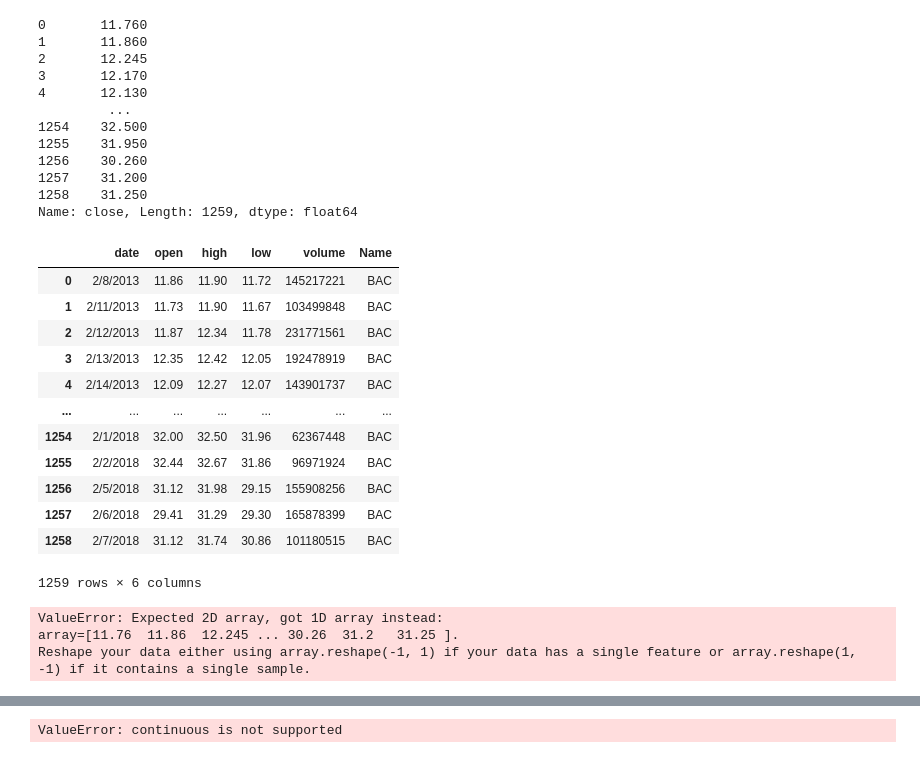
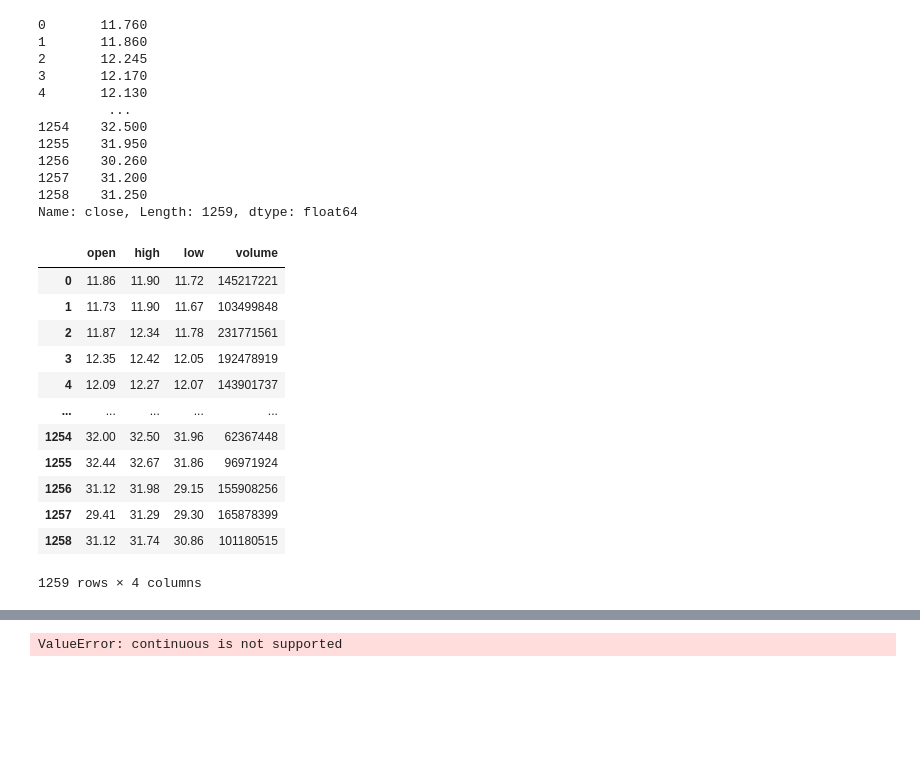
Before and after one commit to 33north/StockAnalysisProject4, a Jupyter notebook: Trml.ipynb, the cells around one changed output, grey strips where cells are left out. Cells and saved outputs as stored; diff of their text form; code cells hidden in the pictures; blank space fills up the shorter version.

```diff
--- a/Trml.ipynb
+++ b/Trml.ipynb
@@ -63,29 +64,25 @@ testdf
 Name: close, Length: 1259, dtype: float64
 # %%
 #Selecting the Features
-traindf = df.drop(columns=['close'])
+traindf = df.drop(columns=['close','Name','date'])
 traindf
 # %% [output]
-|  | date | open | high | low | volume | Name |
-| 0 | 2/8/2013 | 11.86 | 11.90 | 11.72 | 145217221 | BAC |
-| 1 | 2/11/2013 | 11.73 | 11.90 | 11.67 | 103499848 | BAC |
-| 2 | 2/12/2013 | 11.87 | 12.34 | 11.78 | 231771561 | BAC |
-| 3 | 2/13/2013 | 12.35 | 12.42 | 12.05 | 192478919 | BAC |
-| 4 | 2/14/2013 | 12.09 | 12.27 | 12.07 | 143901737 | BAC |
-| ... | ... | ... | ... | ... | ... | ... |
-| 1254 | 2/1/2018 | 32.00 | 32.50 | 31.96 | 62367448 | BAC |
-| 1255 | 2/2/2018 | 32.44 | 32.67 | 31.86 | 96971924 | BAC |
-| 1256 | 2/5/2018 | 31.12 | 31.98 | 29.15 | 155908256 | BAC |
-| 1257 | 2/6/2018 | 29.41 | 31.29 | 29.30 | 165878399 | BAC |
-| 1258 | 2/7/2018 | 31.12 | 31.74 | 30.86 | 101180515 | BAC |
+|  | open | high | low | volume |
+| 0 | 11.86 | 11.90 | 11.72 | 145217221 |
+| 1 | 11.73 | 11.90 | 11.67 | 103499848 |
+| 2 | 11.87 | 12.34 | 11.78 | 231771561 |
+| 3 | 12.35 | 12.42 | 12.05 | 192478919 |
+| 4 | 12.09 | 12.27 | 12.07 | 143901737 |
+| ... | ... | ... | ... | ... |
+| 1254 | 32.00 | 32.50 | 31.96 | 62367448 |
+| 1255 | 32.44 | 32.67 | 31.86 | 96971924 |
+| 1256 | 31.12 | 31.98 | 29.15 | 155908256 |
+| 1257 | 29.41 | 31.29 | 29.30 | 165878399 |
+| 1258 | 31.12 | 31.74 | 30.86 | 101180515 |
-1259 rows × 6 columns
+1259 rows × 4 columns
 # %%
 #Scaling
-scaler = MinMaxScaler()
-feature_transform = scaler.fit_transform(df['close'])
-feature_transform= pd.DataFrame(columns='close', data=feature_transform, index=df.index)
-feature_transform.head()
+# scaler = MinMaxScaler()
+# feature_transform = scaler.fit_transform(testdf)
+# feature_transform = pd.DataFrame(columns='close', data=traindf, index=df.index)
+# feature_transform.head()
-# %% [output]
-ValueError: Expected 2D array, got 1D array instead:
-array=[11.76  11.86  12.245 ... 30.26  31.2   31.25 ].
-Reshape your data either using array.reshape(-1, 1) if your data has a single feature or array.reshape(1, -1) if it contains a single sample.
```
Also changed, not shown: parts of 37 cells of this notebook.
